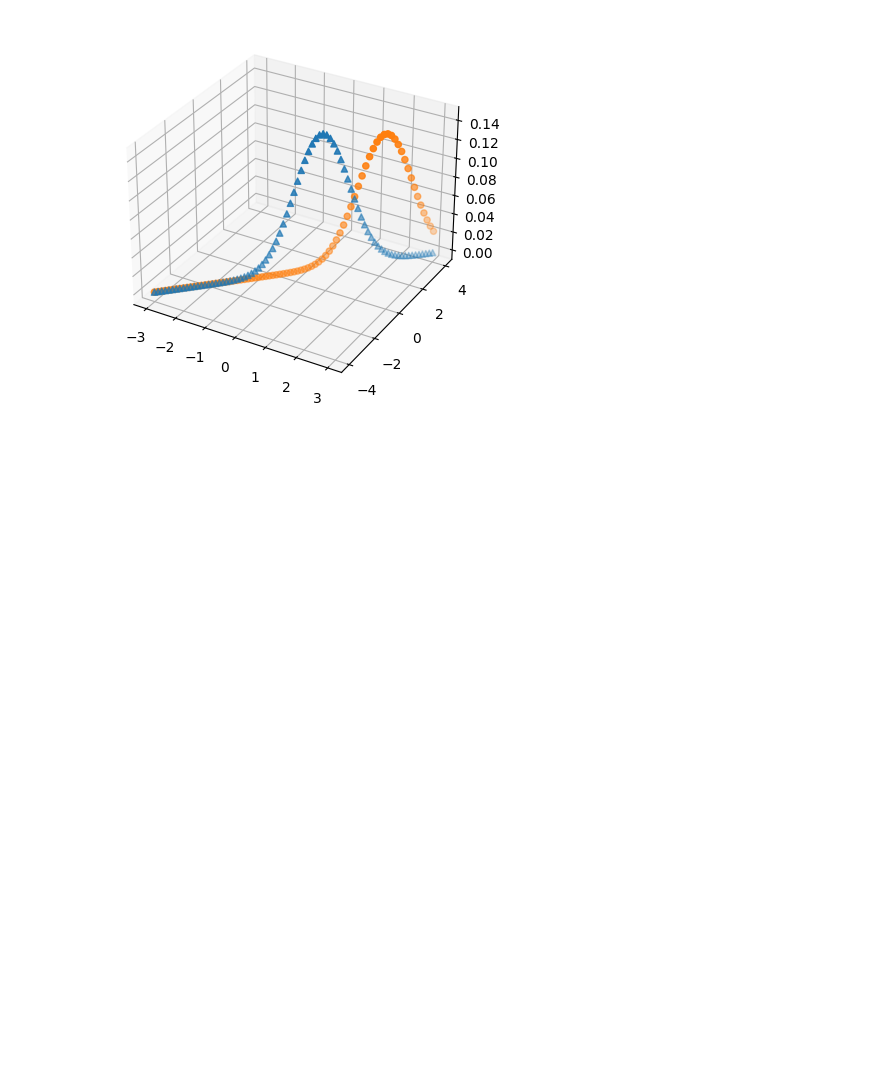
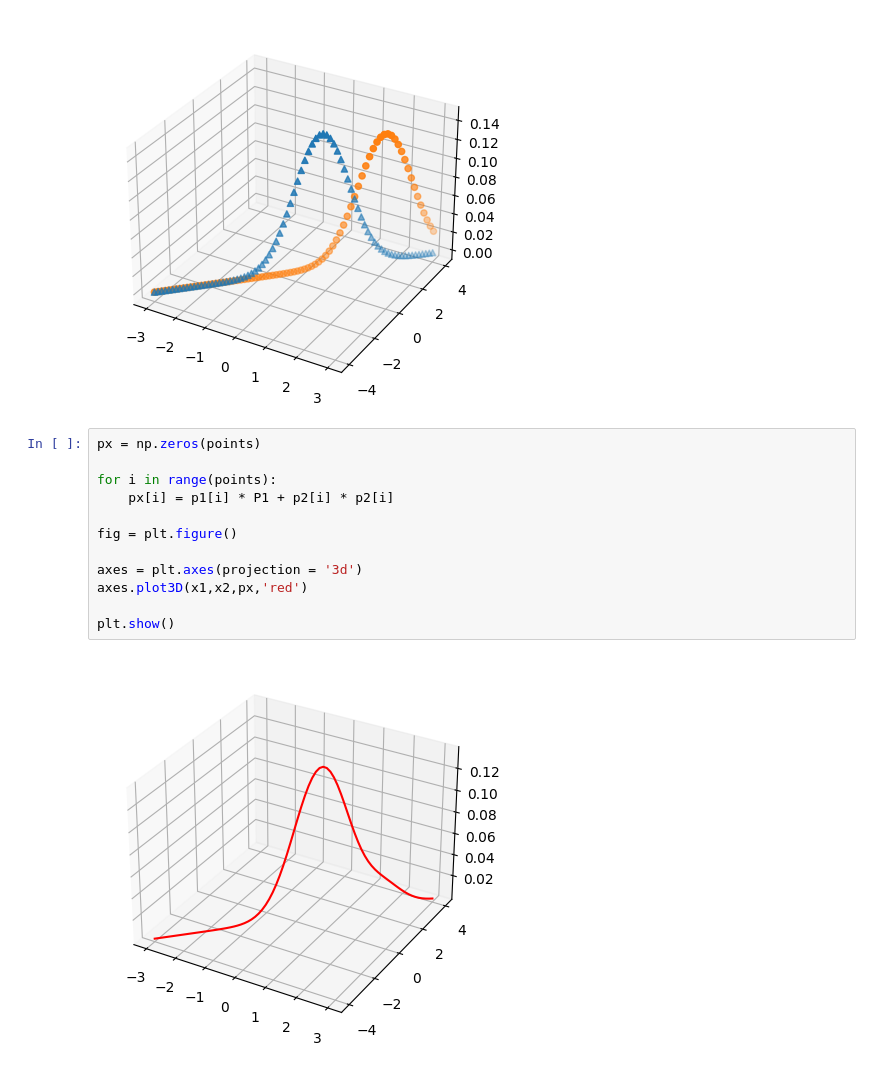
Before and after one commit to eegrigor/Pattern_Recognition_Assignment1, a Jupyter notebook: Grigorakis_9694_Kaimakamidis_9627_Assignment1.ipynb, the cells around one changed output. Drawn from its saved outputs; the diff is of its cells as text; blank space fills up the shorter version.

```diff
--- a/Grigorakis_9694_Kaimakamidis_9627_Assignment1.ipynb
+++ b/Grigorakis_9694_Kaimakamidis_9627_Assignment1.ipynb
@@ -55,3 +55,17 @@ axes.scatter(x1, x2, p2, marker = 'o')
 plt.show()
 # %% [output]
 [figure]
+# %%
+px = np.zeros(points)
+
+for i in range(points):
+    px[i] = p1[i] * P1 + p2[i] * p2[i]
+
+fig = plt.figure()
+
+axes = plt.axes(projection = '3d')
+axes.plot3D(x1,x2,px,'red')
+
+plt.show()
+# %% [output]
+[figure, added]
```
Also changed, not shown: parts of 4 cells of this notebook.
